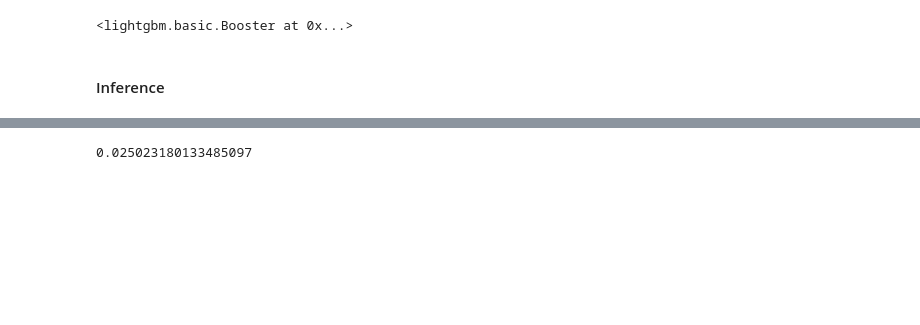
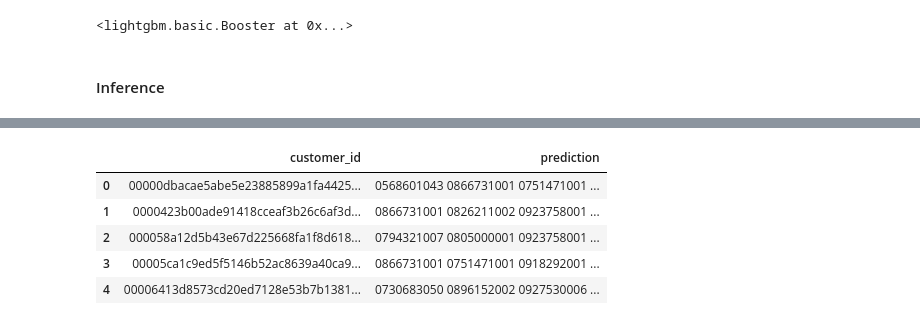
Before and after one commit to Wp-Zhang/H-M-Fashion-RecSys, a Jupyter notebook: notebooks/HM-Rec.ipynb, the cells around one changed output, grey strips where cells are left out. Cells and saved outputs as stored; diff of their text form; code cells hidden in the pictures; blank space fills up the shorter version.

```diff
--- a/notebooks/HM-Rec.ipynb
+++ b/notebooks/HM-Rec.ipynb
@@ -350,4 +412,2 @@ pred_lgb = candidates0[['customer_id','article_id','prob']]
 pred_lgb = pred_lgb.sort_values(by=["customer_id","prob"], ascending=False).reset_index(drop=True)
 pred_lgb.rename(columns={'article_id':'prediction'}, inplace=True)
-# %%
-pred_lgb = pred_lgb.groupby("customer_id")["prediction"].apply(list).reset_index()
@@ -357,4 +414,11 @@ label = pd.merge(label, pred_lgb, on="customer_id", how="left")
-# %%
-map_at_k(label["article_id"], label["prediction"], k=12)
-# %% [output]
-0.025023180133485097
+# %%
+idx2uid = pickle.load(open(data_dir/"index_id_map/user_index2id.pkl", "rb"))
+idx2iid = pickle.load(open(data_dir/"index_id_map/item_index2id.pkl", "rb"))
+# %%
+pred_lgb['prediction'] = pred_lgb['prediction'].map(idx2iid).progress_apply(lambda x:'0'+str(x))
+pred_lgb = pred_lgb.groupby('customer_id')['prediction'].progress_apply(list).reset_index()
+pred_lgb['prediction'] = pred_lgb['prediction'].progress_apply(lambda x: ' '.join(x))
+# %%
+del submission['prediction']
+submission = submission.merge(pred_lgb, on='customer_id', how='left')
+submission['customer_id'] = submission['customer_id'].map(idx2uid)
@@ -360,0 +427,9 @@ map_at_k(label["article_id"], label["prediction"], k=12)
+# %%
+submission.head()
+# %% [output]
+|  | customer_id | prediction |
+| 0 | 00000dbacae5abe5e23885899a1fa4425... | 0568601043 0866731001 0751471001 ... |
+| 1 | 0000423b00ade91418cceaf3b26c6af3d... | 0866731001 0826211002 0923758001 ... |
+| 2 | 000058a12d5b43e67d225668fa1f8d618... | 0794321007 0805000001 0923758001 ... |
+| 3 | 00005ca1c9ed5f5146b52ac8639a40ca9... | 0866731001 0751471001 0918292001 ... |
+| 4 | 00006413d8573cd20ed7128e53b7b1381... | 0730683050 0896152002 0927530006 ... |
```
Also changed, not shown: parts of 36 cells of this notebook, 2 other files.
